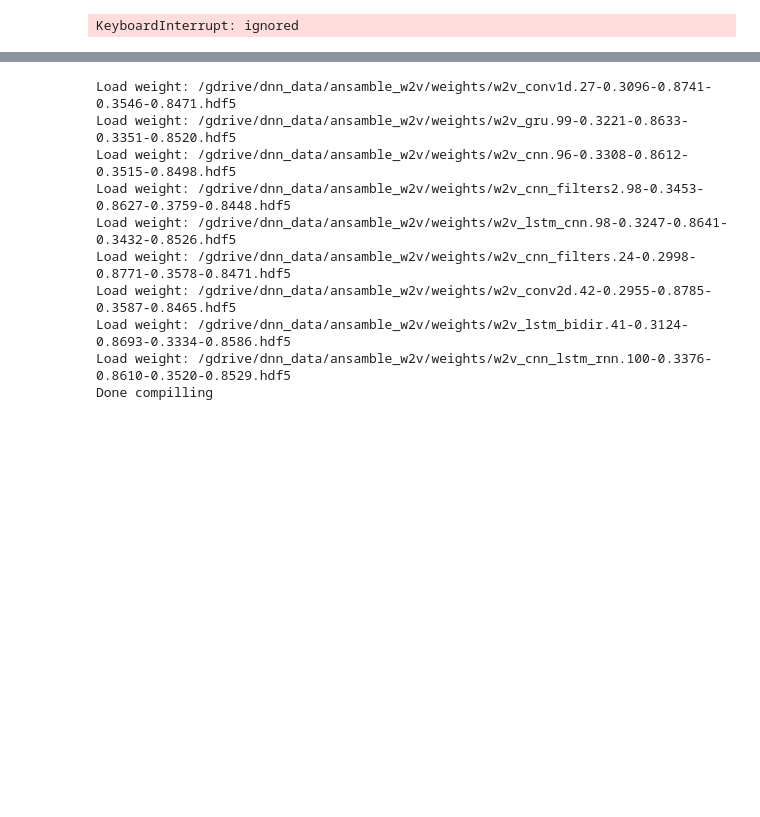
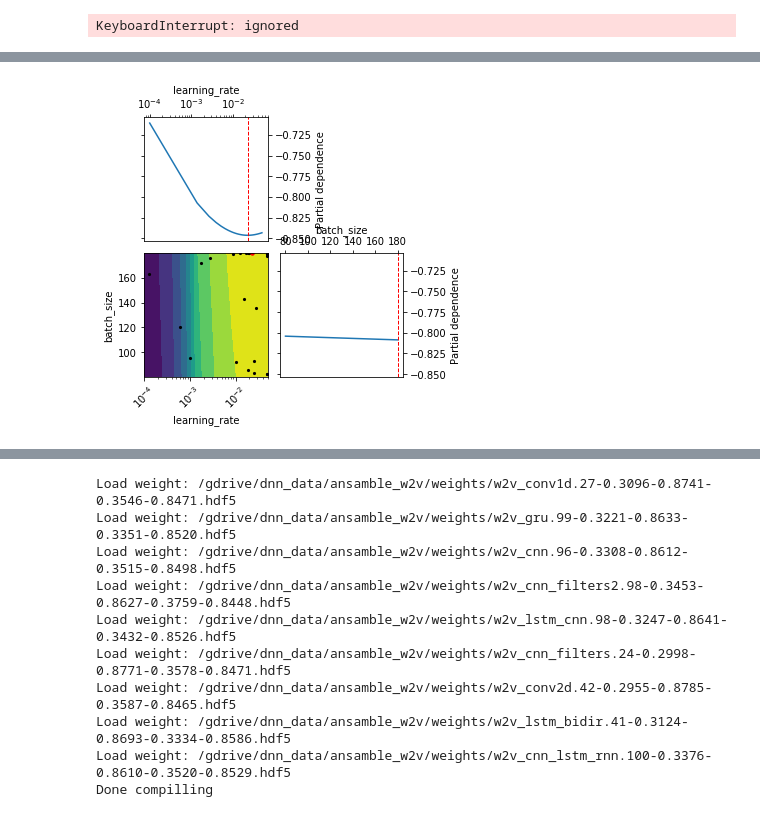
Before and after one commit to xeonvs/dnn_comments, a Jupyter notebook: dnn_comments_ansamble_pub.ipynb, the cells around one changed output, grey strips where cells are left out. Drawn from its saved outputs; the diff is of its cells as text; code cells hidden in the pictures; blank space fills up the shorter version.

```diff
--- a/dnn_comments_ansamble_pub.ipynb
+++ b/dnn_comments_ansamble_pub.ipynb
@@ -1197,0 +1494,6 @@ KeyboardInterrupt: ignored
+# %%
+%matplotlib inline
+dim_names = ['learning_rate']
+fig, ax = plot_objective(result=search_result)
+# %% [output]
+[figure, added]
```
Also changed, not shown: parts of 30 cells of this notebook.
